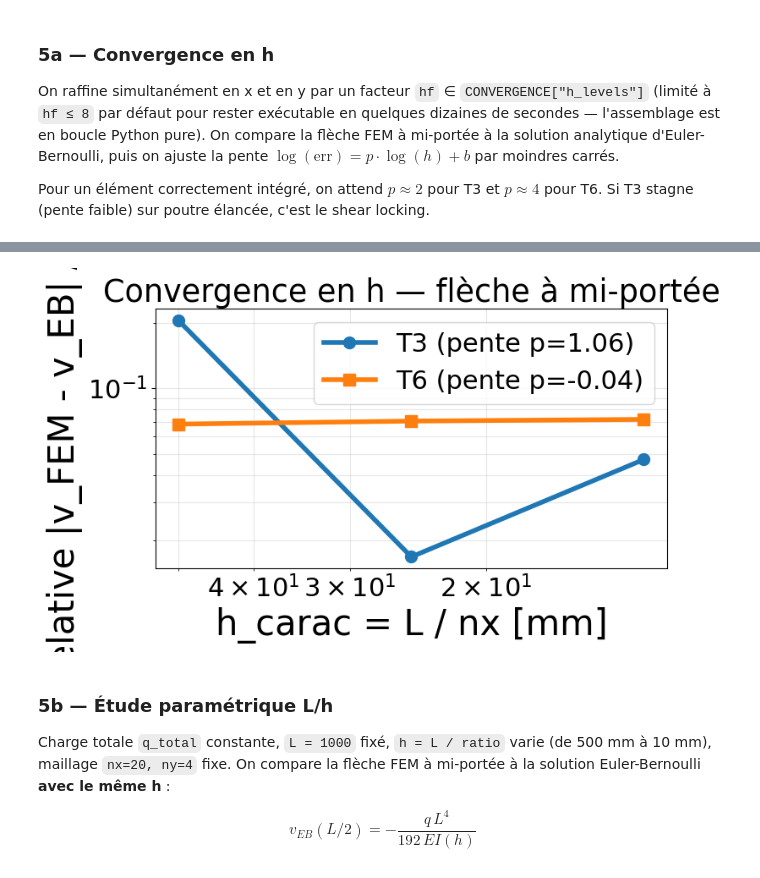
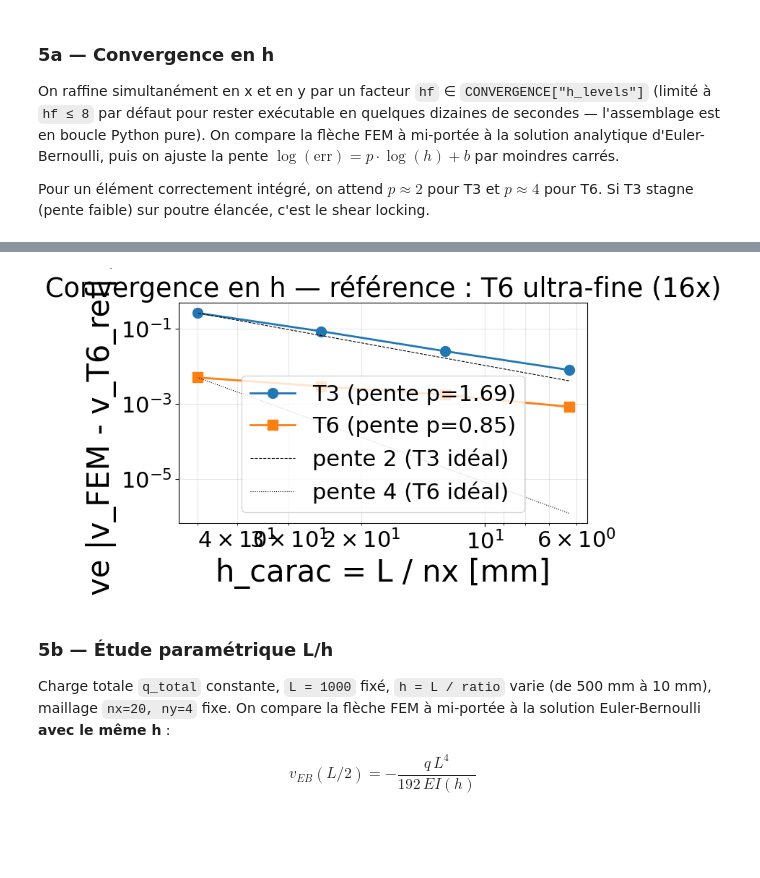
Before and after one commit to hugogebel-boop/mnss-projet-flexion, a Jupyter notebook: Projet5_Flexion.ipynb, the cells around one changed output, grey strips where cells are left out. Drawn from its saved outputs; the diff is of its cells as text; code cells hidden in the pictures; blank space fills up the shorter version.

```diff
--- a/Projet5_Flexion.ipynb
+++ b/Projet5_Flexion.ipynb
@@ -710,22 +733,20 @@ Maillage poutre : T3 — 160 éléments, 105 nœuds (grille 20x4)
 [figure]
 # %%
 def calculerBlocages(coords, L=None, h=None, tol=1e-6):
-    """Encastrement gauche (x=0) + appui simple ponctuel sur l'axe neutre à x=L."""
     L = L if L is not None else GEOM["L"]
     h = h if h is not None else GEOM["h"]
 
     bloc = np.zeros((coords.shape[0], 2), dtype=bool)
-    bloc[np.abs(coords[:, 0]) < tol, :] = True   # encastrement complet à gauche
+    bloc[np.abs(coords[:, 0]) < tol, :] = True
 
     right = np.where(np.abs(coords[:, 0] - L) < tol)[0]
     pivot = right[np.argmin(np.abs(coords[right, 1] - h / 2))]
-    bloc[pivot, 1] = True                        # uy=0 sur axe neutre droit
+    bloc[pivot, 1] = True
 
     return bloc.ravel()
 
 
 def calculerF(coords, conn, L=None, h=None, q_total=None, tol=1e-6):
-    """Forces consistantes pour une charge linéique q_lin = q_total/L sur y=h."""
     L       = L       if L       is not None else GEOM["L"]
     h       = h       if h       is not None else GEOM["h"]
     q_total = q_total if q_total is not None else LOAD["q_total"]
@@ -737,11 +758,10 @@ def calculerF(coords, conn, L=None, h=None, q_total=None, tol=1e-6):
     n_n = conn.shape[1]
     if n_n == 3:
         edges = [(0, 1), (1, 2), (2, 0)]
-        wfn = lambda Le: (Le / 2, Le / 2)            # N linéaire => trapèze
+        wfn = lambda Le: (Le / 2, Le / 2)
     else:
-        # T6 : milieux d'arête aux indices 3 (0-1), 4 (1-2), 5 (2-0)
         edges = [(0, 1, 3), (1, 2, 4), (2, 0, 5)]
-        wfn = lambda Le: (Le / 6, Le / 6, 4 * Le / 6)  # N quadratique => Simpson
+        wfn = lambda Le: (Le / 6, Le / 6, 4 * Le / 6)
 
     for e in range(conn.shape[0]):
         for edge in edges:
@@ -756,20 +776,19 @@ def calculerF(coords, conn, L=None, h=None, q_total=None, tol=1e-6):
 
 
 def solve_beam(coords, conn):
-    """Assemble K, F, applique les blocages homogènes et résout."""
+    """Assemble K (sparse), F, applique les blocages homogènes et résout."""
     K        = assemblerMatriceRigidite(conn, coords)
     F        = calculerF(coords, conn)
     blocages = calculerBlocages(coords)
     libres   = ~blocages
 
     u = np.zeros(coords.shape[0] * 2)
-    u[libres] = np.linalg.solve(K[np.ix_(libres, libres)], F[libres])
+    u[libres] = _solve_dirichlet(K, F, libres)
     return u, K, F
 
 
 u, K, F = solve_beam(coords_b, conn_b)
 
-# Vérifications de cohérence
 F_total_y = F[1::2].sum()
 print(f"Force verticale totale appliquée : {F_total_y:.4e} N "
       f"(attendu {-LOAD['q_total']:.4e})")
@@ -955,7 +974,7 @@ def solve_beam_with(order, nx, ny, L=None, h=None):
     blocages = calculerBlocages(coords, L=L, h=h)
     libres   = ~blocages
     u = np.zeros(coords.shape[0] * 2)
-    u[libres] = np.linalg.solve(K[np.ix_(libres, libres)], F[libres])
+    u[libres] = _solve_dirichlet(K, F, libres)
     return coords, conn, u, K, blocages
 
 
@@ -966,18 +985,30 @@ def fleche_mid(coords, u, L, h):
     return float(u[2*idx + 1])
 
 
-# Convergence h limitée à hf<=4 : K est dense ici, hf=8 T6 demande 13 GiB.
-# Pour aller plus loin il faudrait scipy.sparse au moment de l'assemblage.
-h_factors = [hf for hf in CONVERGENCE["h_levels"] if hf <= 4]
+# Référence T6 ultra-fine (hf=16)
+import time
+hf_ref = 16
+nx_ref = MESH["n_elem_L"] * hf_ref
+ny_ref = MESH["n_elem_h"] * hf_ref
+print(f"Calcul de la référence T6 sur {nx_ref}x{ny_ref}...")
+t0 = time.time()
+coords_r, _, u_r, *_ = solve_beam_with(2, nx_ref, ny_ref)
+v_ref = fleche_mid(coords_r, u_r, GEOM["L"], GEOM["h"])
+print(f"  v_ref = {v_ref:+.6e} mm  (en {time.time()-t0:.1f} s, "
+      f"{coords_r.shape[0]} nœuds)")
 
 L_b, h_b = GEOM["L"], GEOM["h"]
 EI_b     = MAT["E"] * GEOM["thickness"] * h_b**3 / 12
 q_lin    = LOAD["q_total"] / L_b
 v_eb_mid = -q_lin * L_b**4 / (192 * EI_b)
+print(f"  v_EB  = {v_eb_mid:+.6e} mm  "
+      f"(écart modèle EB↔2D = {abs(v_ref-v_eb_mid)/abs(v_ref)*100:.2f} %)\n")
 
-print(f"v_EB(L/2) = {v_eb_mid:+.4e} mm  (référence)\n")
-print(f"{'order':<5} {'hf':>3}  {'nx':>4} {'ny':>4}  {'v_FEM(L/2)':>14}  {'err rel':>10}")
-print("-" * 58)
+# Boucle convergence (référence excluse)
+h_factors = [1, 2, 4, 8]
+
+print(f"{'order':<5} {'hf':>3}  {'nx':>4} {'ny':>4}  {'v_FEM(L/2)':>14}  {'err vs T6_ref':>14}")
+print("-" * 62)
 
 results = {1: [], 2: []}
 for order in (1, 2):
@@ -986,23 +1017,35 @@ for order in (1, 2):
         ny = MESH["n_elem_h"] * hf
         coords, conn, u, *_ = solve_beam_with(order, nx, ny)
         v   = fleche_mid(coords, u, L_b, h_b)
-        err = abs(v - v_eb_mid) / abs(v_eb_mid)
+        err = abs(v - v_ref) / abs(v_ref)
         results[order].append((nx, ny, v, err))
         print(f"T{3 if order==1 else 6}    {hf:>3}  {nx:>4} {ny:>4}  "
               f"{v:+.6e}  {err:.3e}")
     print()
 
-# Plot log-log + estimation de la pente par moindres carrés
+# Plot log-log + estimation pente
 plt.figure(figsize=(8, 5))
-for order, marker, label in [(1, "o", "T3"), (2, "s", "T6")]:
+for order, marker, label, color in [(1, "o", "T3", "C0"), (2, "s", "T6", "C1")]:
     h_carac = np.array([L_b / r[0] for r in results[order]])
     errs    = np.array([r[3]        for r in results[order]])
     p, b    = np.polyfit(np.log(h_carac), np.log(errs), 1)
-    plt.loglog(h_carac, errs, marker + "-", label=f"{label} (pente p={p:.2f})")
-plt.gca().invert_xaxis()                          # h diminue vers la droite
+    plt.loglog(h_carac, errs, marker + "-",
+               color=color, label=f"{label} (pente p={p:.2f})", lw=2)
+
+# Lignes de pente théorique passant par le 1er point T3 et T6
+hh = np.array([min([L_b/r[0] for r in results[1]]),
+               max([L_b/r[0] for r in results[1]])])
+e0_t3 = results[1][0][3]
+h0_t3 = L_b / results[1][0][0]
+plt.loglog(hh, e0_t3 * (hh / h0_t3)**2, "k--", lw=0.8, label="pente 2 (T3 idéal)")
+e0_t6 = results[2][0][3]
+h0_t6 = L_b / results[2][0][0]
+plt.loglog(hh, e0_t6 * (hh / h0_t6)**4, "k:",  lw=0.8, label="pente 4 (T6 idéal)")
+
+plt.gca().invert_xaxis()
 plt.xlabel("h_carac = L / nx [mm]")
-plt.ylabel("err relative |v_FEM - v_EB| / |v_EB|")
-plt.title("Convergence en h — flèche à mi-portée")
+plt.ylabel("err relative |v_FEM - v_T6_ref| / |v_T6_ref|")
+plt.title("Convergence en h — référence : T6 ultra-fine (16x)")
 plt.grid(True, which="both", alpha=0.3)
 plt.legend()
 plt.tight_layout()
@@ -1022,4 +1069,4 @@ T6      4    80   16  -3.190376e-02  7.197e-02
-[figure, old version]
+[figure, new version]
 # %% [markdown]
 ### 5b — Étude paramétrique L/h
 
```
Also changed, not shown: parts of 8 cells of this notebook.
